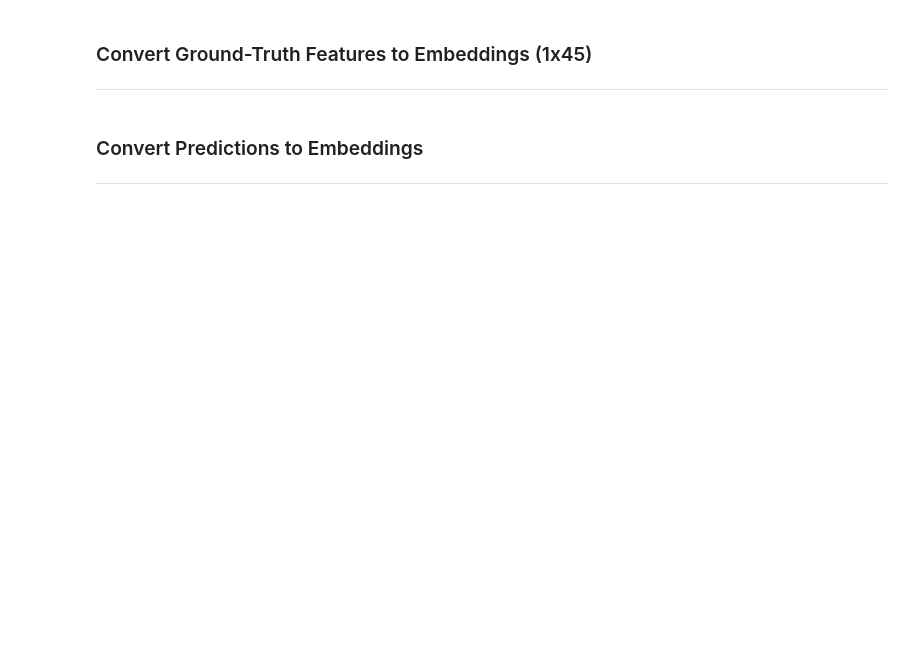
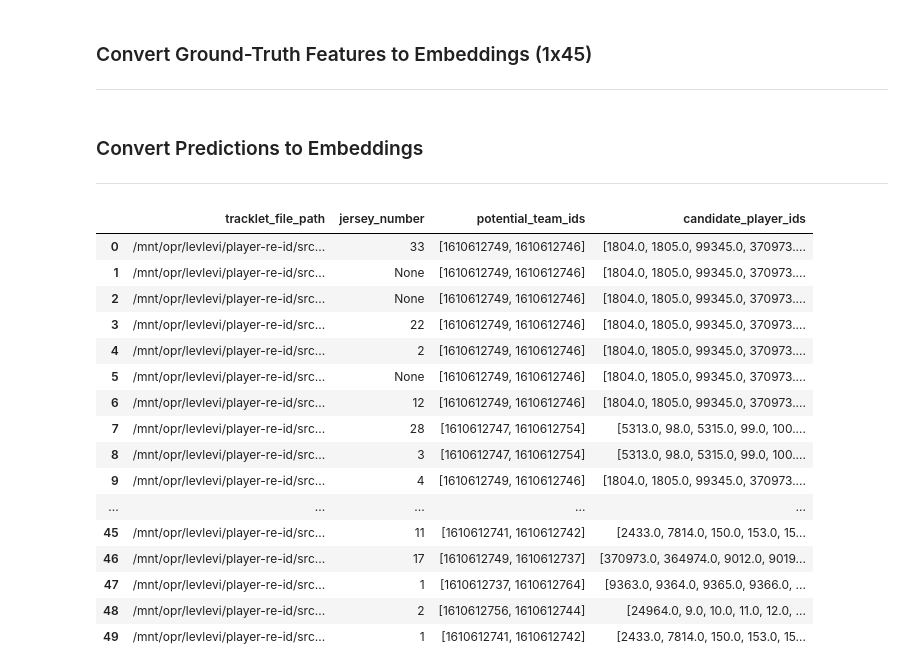
Before and after one commit to gedas-ug-projects/player-re-id, a Jupyter notebook: src/testing/embed_players/embed_players.ipynb, the cells around one changed output. Drawn from its saved outputs; the diff is of its cells as text; code cells hidden in the pictures; blank space fills up the shorter version.

Commit message:
candidate player ids

```diff
--- a/src/testing/embed_players/embed_players.ipynb
+++ b/src/testing/embed_players/embed_players.ipynb
@@ -41,6 +21,6 @@ df_positions_segmented = df_one_hot_team_id.copy()
 # %%
 # drop team colors for now
-df_no_team_colors = df_positions_segmented.copy()
+df_no_team_colors = df_one_hot_team_id.copy()
 df_no_team_colors.drop('team_colors', axis=1, inplace=True)
 # %% [markdown]
 ### Convert Ground-Truth Features to Embeddings (1x45)
@@ -100,16 +99,4 @@ with open('/playpen-storage/levlevi/player-re-id/src/testing/ocr_model_comparion
 # roster metadata
 with open("/playpen-storage/levlevi/player-re-id/src/data/raw_features.json", 'r') as f:
     rosters = json.load(f)
-# %%
-import ast
-
-florence_predictions_fp = '/playpen-storage/levlevi/player-re-id/src/data/florence_100_track_bm_results.json'
-with open(florence_predictions_fp, 'r') as f:
-    florence_predictions = f.readlines()
-
-predictions = {}
-for p in florence_predictions:
-    key = p.split(':')[0]
-    values = ast.literal_eval('{' + '{'.join(p.split('{')[1: ]))
-    predictions[key] = values
 # %%
@@ -186,3 +126,73 @@ predictions_df = pd.DataFrame(rows, columns=['tracklet_file_path', 'jersey_numbe
+# %%
+import re
+import os
+from glob import glob
+
+HUDL_GAME_LOGS_DIR = '/mnt/sun/levlevi/nba-plus-statvu-dataset/hudl-game-logs'
+# id: fp
+game_logs_map = {
+    f.split('.')[-2]: os.path.join(HUDL_GAME_LOGS_DIR, f) for f in os.listdir(HUDL_GAME_LOGS_DIR)
+}
+
+def get_candidate_player_ids(tracklet_fp: str) -> List[str]:
+    game_id = tracklet_fp.split('/')[-2].split('_')[0]
+    period = tracklet_fp.split('/')[-2].split('_')[-1].split('period')[1][0]
+    period = int(period)
+    df = pd.read_csv(game_logs_map[game_id], delimiter=';')
+    df['is_period'] = df['half'].apply(lambda x: x == period)
+    df_period_matched = df[df['is_period'] == True]
+    unqiue_players = set(df_period_matched['player_id'].unique())
+    unique_players_no_na = {p for p in unqiue_players if p > 0}
+    return list(unique_players_no_na)
+
+def get_candidate_team_ids(tracklet_fp: str):
+    team_one_name = tracklet_fp.split('/')[-2].split('_')[3].replace(" ", "_")
+    team_two_name = tracklet_fp.split('/')[-2].split('_')[5].replace(" ", "_")
+    team_one_id = rosters[team_one_name]['team_id']
+    team_two_id = rosters[team_two_name]['team_id']
+    return [team_one_id, team_two_id]
+
+# create dataframe for all tracklet predictions
+predictions_df = pd.DataFrame()
+# all rows in predictions df
+rows = []
+for tracklet_fp, raw_predictions in predictions.items():
+    # get team ids from file path
+    predicted_jersey_numbers = []
+    candidate_team_ids = get_candidate_team_ids(tracklet_fp)
+    candidate_players_ids = get_candidate_player_ids(tracklet_fp)
+    # get jersey numbers
+    for frame_idx in raw_predictions:
+        # match all valid predictions
+        temp_jersey_number_arr = re.findall(r'\d+', raw_predictions[frame_idx].get('<OCR>'))
+        for n in temp_jersey_number_arr:
+            predicted_jersey_numbers.append(n)
+    # find most common jersey number
+    maj_jersey_number = get_maj_jersey_number(predicted_jersey_numbers)
+    temp_row = [tracklet_fp, maj_jersey_number, candidate_team_ids, candidate_players_ids]
+    rows.append(temp_row)
+
+# add all rows to df
+predictions_df = pd.DataFrame(rows, columns=['tracklet_file_path', 'jersey_number', 'potential_team_ids', 'candidate_player_ids'])
+predictions_df
+# %% [output]
+|  | tracklet_file_path | jersey_number | potential_team_ids | candidate_player_ids |
+| 0 | /mnt/opr/levlevi/player-re-id/src... | 33 | [1610612749, 1610612746] | [1804.0, 1805.0, 99345.0, 370973.... |
+| 1 | /mnt/opr/levlevi/player-re-id/src... | None | [1610612749, 1610612746] | [1804.0, 1805.0, 99345.0, 370973.... |
+| 2 | /mnt/opr/levlevi/player-re-id/src... | None | [1610612749, 1610612746] | [1804.0, 1805.0, 99345.0, 370973.... |
+| 3 | /mnt/opr/levlevi/player-re-id/src... | 22 | [1610612749, 1610612746] | [1804.0, 1805.0, 99345.0, 370973.... |
+| 4 | /mnt/opr/levlevi/player-re-id/src... | 2 | [1610612749, 1610612746] | [1804.0, 1805.0, 99345.0, 370973.... |
+| 5 | /mnt/opr/levlevi/player-re-id/src... | None | [1610612749, 1610612746] | [1804.0, 1805.0, 99345.0, 370973.... |
+| 6 | /mnt/opr/levlevi/player-re-id/src... | 12 | [1610612749, 1610612746] | [1804.0, 1805.0, 99345.0, 370973.... |
+| 7 | /mnt/opr/levlevi/player-re-id/src... | 28 | [1610612747, 1610612754] | [5313.0, 98.0, 5315.0, 99.0, 100.... |
+| 8 | /mnt/opr/levlevi/player-re-id/src... | 3 | [1610612747, 1610612754] | [5313.0, 98.0, 5315.0, 99.0, 100.... |
+| 9 | /mnt/opr/levlevi/player-re-id/src... | 4 | [1610612749, 1610612746] | [1804.0, 1805.0, 99345.0, 370973.... |
+| ... | ... | ... | ... | ... |
+| 45 | /mnt/opr/levlevi/player-re-id/src... | 11 | [1610612741, 1610612742] | [2433.0, 7814.0, 150.0, 153.0, 15... |
+| 46 | /mnt/opr/levlevi/player-re-id/src... | 17 | [1610612749, 1610612737] | [370973.0, 364974.0, 9012.0, 9019... |
+| 47 | /mnt/opr/levlevi/player-re-id/src... | 1 | [1610612737, 1610612764] | [9363.0, 9364.0, 9365.0, 9366.0, ... |
+| 48 | /mnt/opr/levlevi/player-re-id/src... | 2 | [1610612756, 1610612744] | [24964.0, 9.0, 10.0, 11.0, 12.0, ... |
+| 49 | /mnt/opr/levlevi/player-re-id/src... | 1 | [1610612741, 1610612742] | [2433.0, 7814.0, 150.0, 153.0, 15... |
 # %%
 import math
 import sys
```
Also changed, not shown: parts of 10 cells of this notebook.
